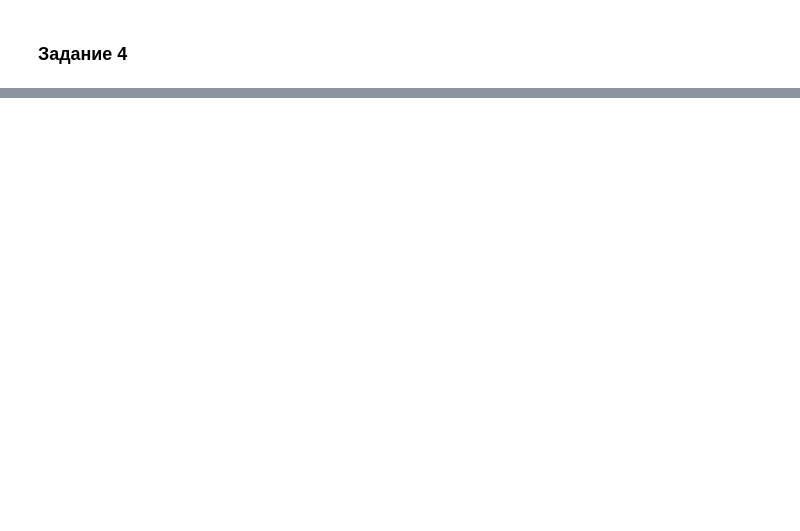
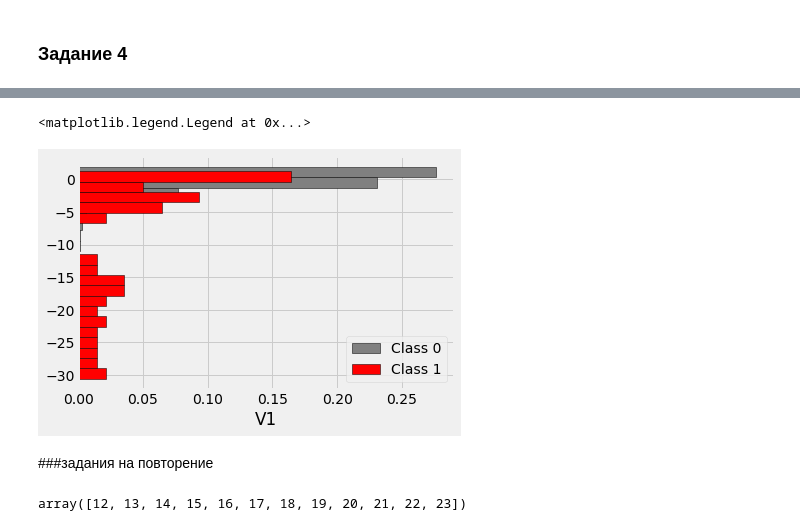
Before and after one commit to optichkina/HomeworksGB, a Jupyter notebook: Matplotlib.ipynb, the cells around one changed output, grey strips where cells are left out. Saved outputs shown, nothing was run; the diff lists cells and outputs as text; code cells hidden in the pictures; blank space fills up the shorter version.

```diff
--- a/Matplotlib.ipynb
+++ b/Matplotlib.ipynb
@@ -174,0 +182,5 @@ plt.show()
+# %%
+v1_class1=data.set_index('Class')['V1'].filter(like='1', axis=0)     #мошеннические транзакции
+v1_class1=v1_class1.reset_index()
+v1_class1=v1_class1.drop('Class', axis=1)
+v1_class1.head(), v1_class1.count()
@@ -174,0 +195,5 @@ plt.show()
+# %%
+v1_class0=data.set_index('Class')['V1'].filter(like='0', axis=0)      #обычные транзакции
+v1_class0=v1_class0.reset_index()
+v1_class0=v1_class0.drop('Class', axis=1)
+v1_class0.head(), v1_class0.count()
@@ -174,0 +208,16 @@ plt.show()
+# %%
+plt.hist(v1_class0['V1'], bins=20, color='grey', edgecolor='black', density = True, orientation='horizontal')
+plt.hist(v1_class1['V1'], bins=20, color='red', edgecolor='black', density = True, orientation='horizontal')
+plt.plot()
+plt.xlabel('V1')
+plt.legend(labels=['Class 0', 'Class 1'])         #Гистограмма обычных транзакций серого цвета, а мошеннических - красного.
+# %% [output]
+<matplotlib.legend.Legend at 0x...>
+[figure, added]
+# %% [markdown]
+###задания на повторение
+# %%
+a=np.arange(12, 24)     #одномерный массив Numpy под названием a из 12 последовательных целых чисел чисел от 12 до 24 невключительно
+a
+# %% [output]
+array([12, 13, 14, 15, 16, 17, 18, 19, 20, 21, 22, 23])
```
Also changed, not shown: parts of 8 cells of this notebook.
